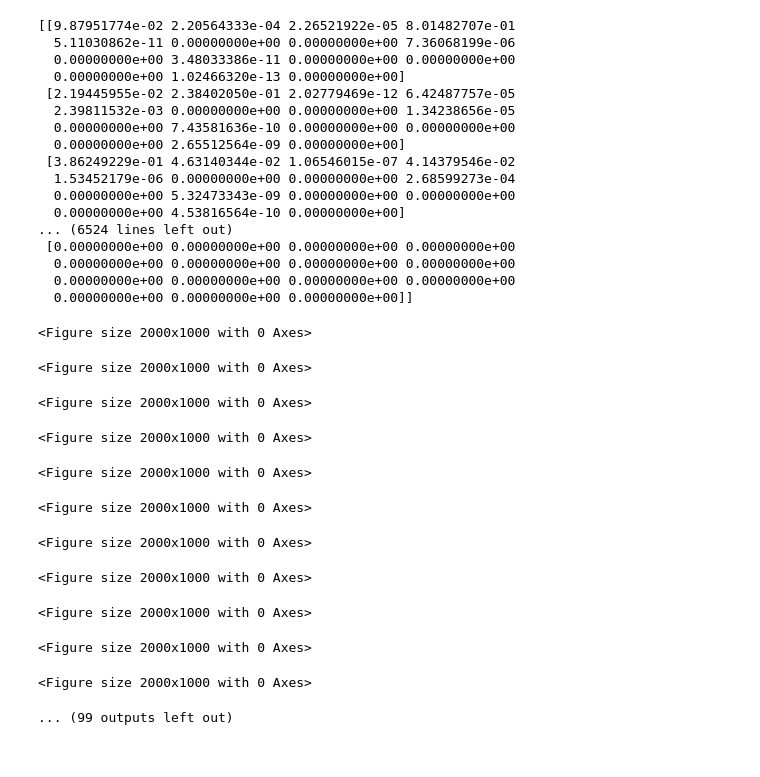
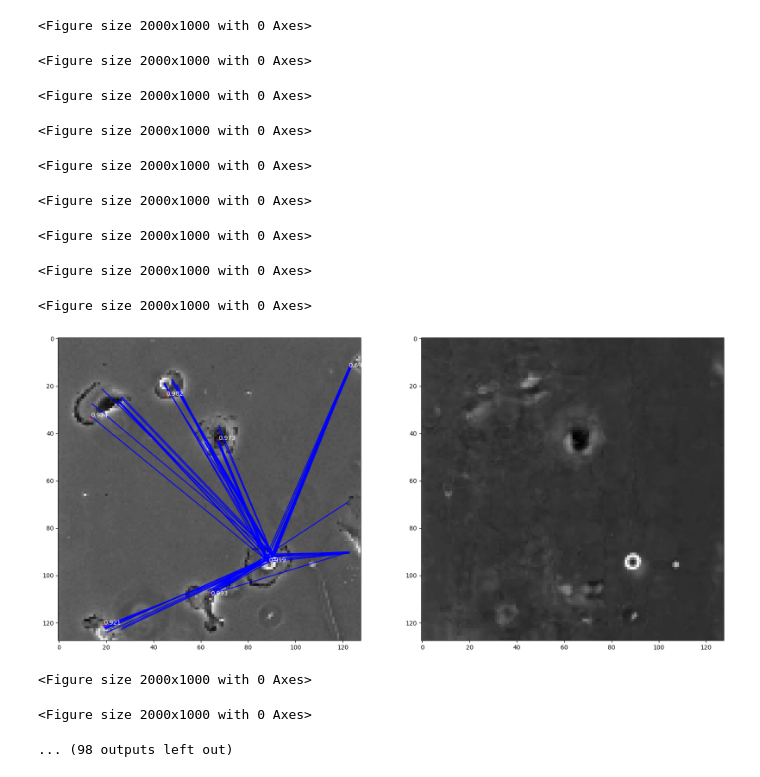
Before and after one commit to GideonJagen/ObjCentricVAE, a Jupyter notebook: test_U373.ipynb, the cells around one changed output. Drawn from its saved outputs; the diff is of its cells as text; code cells hidden in the pictures.

```diff
--- a/test_U373.ipynb
+++ b/test_U373.ipynb
@@ -62,6 +63,7 @@ def plot_training(model, test_loader, presence=True, trainer=''):
             x_hat,
             z_pres,
             attention,
+            pres_loss,
         ) = model(x)
         alpha = z_pres[0].detach().cpu().numpy() > 0.25
         xy = xy.detach().cpu().numpy()[0, alpha]
@@ -77,6 +79,7 @@ def plot_training(model, test_loader, presence=True, trainer=''):
             x_hat,
             z_pres,
             attention,
+            pres_loss,
         ) = model(x)
         xy = xy.detach().cpu().numpy()[0, :]
         edge_color = 'r'
@@ -139,7 +142,7 @@ images = np.array(images)[:110, ::4, ::4]
 
 print(images.shape)
 
-images = np.array(np.split(images, 1, axis=0))
+images = np.array(np.split(images, 11, axis=0))
 
 images_array = []
 #for i in range(images.shape[2] // x_crop):
@@ -165,7 +168,7 @@ torch.Size([1, 110, 1, 128, 128])
 [figure]
 # %%
 train, test = torch.utils.data.random_split(training_images, [0.8, 0.2])
-train_loader = torch.utils.data.DataLoader(training_images, batch_size=2, shuffle=False)
+train_loader = torch.utils.data.DataLoader(train, batch_size=1, shuffle=True)
 test_loader = torch.utils.data.DataLoader(test, batch_size=1, shuffle=False)
 # %%
 import IPython.display as ipd
@@ -238,33 +244,33 @@ load_model = ""
 #load_model = "../state_dicts/model-microtubuler-256px-bad.pth"
 
 
-use_attention = True
+use_attention = False
 num_entities = 15
 softmax_tmp = 1
 latent_dim = 5
 beta = 1e-4
 number_of_heads = 1
 object_radius = 16
-combine_method = "sum"
+combine_method = "stacked"
 topk_select_method = 'max'
 decoder="linnear"
 decoder_feature_size=56 #56
 encoder_num_layers=3
-decoder_num_layers=6
+decoder_num_layers=8
 
 single_decoder = True
-attention_mechanism='cosine-similarity'
+attention_mechanism='dot-product'
 
 bg_params = {
     'decoder_activation': 'relu',
-    'decoder_channels': 60,
+    'decoder_channels': 30,
     'decoder_norm': 'batch',
     'decoder_depth': 6,
     'encoder_activation': 'relu',
-    'encoder_channels': 36,
+    'encoder_channels': 16,
     'encoder_norm': 'instance',
-    'encoder_depth': 5,
-    'hidden_dim': 12,
+    'encoder_depth': 6,
+    'hidden_dim': 4,
     'position_dim': 128
 }
 
@@ -321,42 +369,26 @@ plt.show()
 # %%
-run_test(
-    train,
+utils.run_test(
+    training_images,
     model,
-    combine_radius=8,
-    plot_num=0,
+    combine_radius=16,
+    plot_num=None,
     num_entities=15,
-    pres_floor=0.25,
-    tra_floor=0.11
+    pres_floor=0.1,
+    tra_floor=0.01
     )
 # %% [output]
-[[9.87951774e-02 2.20564333e-04 2.26521922e-05 8.01482707e-01
-  5.11030862e-11 0.00000000e+00 0.00000000e+00 7.36068199e-06
-  0.00000000e+00 3.48033386e-11 0.00000000e+00 0.00000000e+00
-  0.00000000e+00 1.02466320e-13 0.00000000e+00]
- [2.19445955e-02 2.38402050e-01 2.02779469e-12 6.42487757e-05
-  2.39811532e-03 0.00000000e+00 0.00000000e+00 1.34238656e-05
-  0.00000000e+00 7.43581636e-10 0.00000000e+00 0.00000000e+00
-  0.00000000e+00 2.65512564e-09 0.00000000e+00]
- [3.86249229e-01 4.63140344e-02 1.06546015e-07 4.14379546e-02
-  1.53452179e-06 0.00000000e+00 0.00000000e+00 2.68599273e-04
-  0.00000000e+00 5.32473343e-09 0.00000000e+00 0.00000000e+00
-  0.00000000e+00 4.53816564e-10 0.00000000e+00]
-... (6524 lines left out)
- [0.00000000e+00 0.00000000e+00 0.00000000e+00 0.00000000e+00
-  0.00000000e+00 0.00000000e+00 0.00000000e+00 0.00000000e+00
-  0.00000000e+00 0.00000000e+00 0.00000000e+00 0.00000000e+00
-  0.00000000e+00 0.00000000e+00 0.00000000e+00]]
+<Figure size 2000x1000 with 0 Axes>
 <Figure size 2000x1000 with 0 Axes>
 <Figure size 2000x1000 with 0 Axes>
 <Figure size 2000x1000 with 0 Axes>
 <Figure size 2000x1000 with 0 Axes>
 <Figure size 2000x1000 with 0 Axes>
 <Figure size 2000x1000 with 0 Axes>
 <Figure size 2000x1000 with 0 Axes>
 <Figure size 2000x1000 with 0 Axes>
+[figure, added]
 <Figure size 2000x1000 with 0 Axes>
 <Figure size 2000x1000 with 0 Axes>
-<Figure size 2000x1000 with 0 Axes>
+... (98 outputs left out)
-... (99 outputs left out)
 # %%
 torch.save(model.state_dict(), "../state_dicts/model-U373.pth")
```
Also changed, not shown: parts of 6 cells of this notebook, 15 other files.
